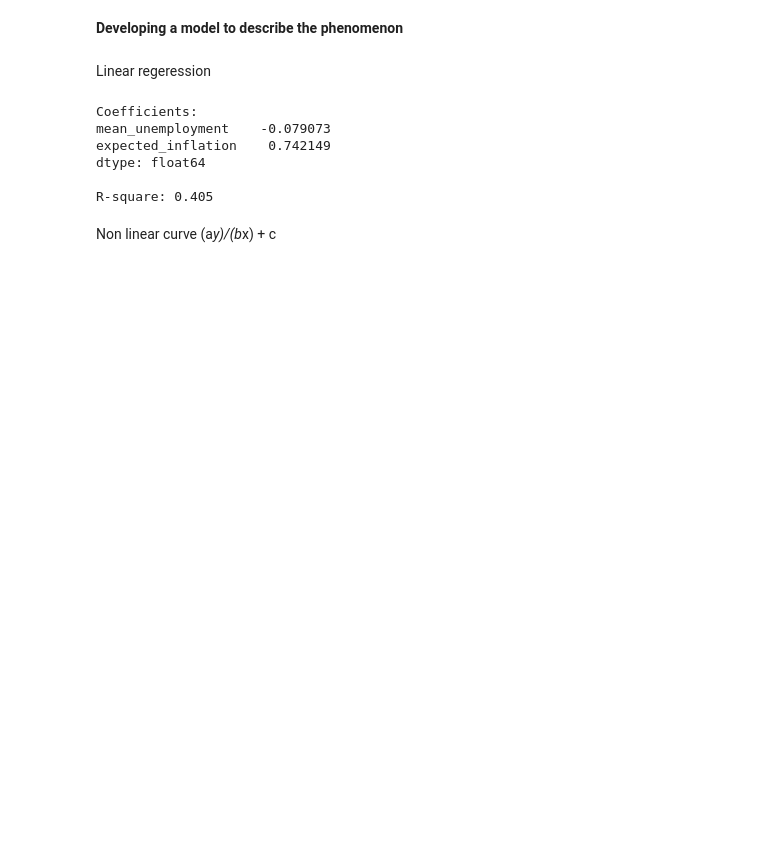
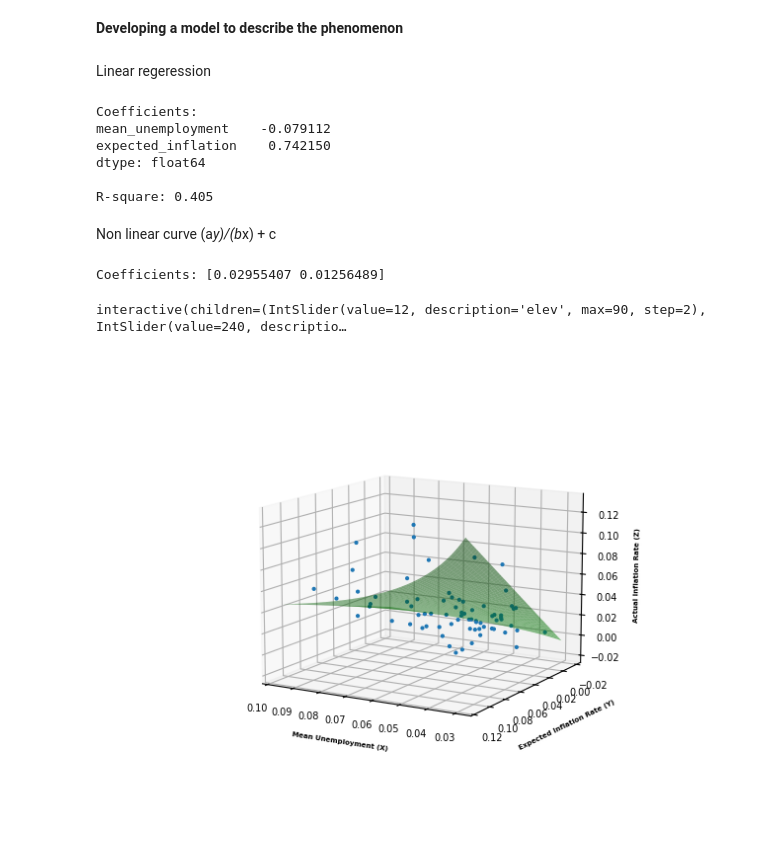
Before and after one commit to Michael-Kornilich/makro-analysis, a Jupyter notebook: makro_analysis.ipynb, the cells around one changed output. Cells and saved outputs as stored; diff of their text form; code cells hidden in the pictures; blank space fills up the shorter version.

Commit message:
converted data preparation into a script; fixed the widget problem

```diff
--- a/makro_analysis.ipynb
+++ b/makro_analysis.ipynb
@@ -28,2 +15,5 @@ dataset.head()
+# %%
+%run data_preparation.py
+dataset = pd.read_csv("dataset.csv",index_col="year",date_format="%Y-%m-%d")
 # %% [markdown]
 **Developing a model to describe the phenomenon**
@@ -32,18 +20,23 @@ y, X = patsy.dmatrices("inflation_rate ~ mean_unemployment + expected_inflation
+# %%
+y = dataset["inflation_rate"]
+X = dataset.drop(columns="inflation_rate")
 # %% [markdown]
 Linear regeression
 # %%
+from sklearn.linear_model import LinearRegression
+
 model = LinearRegression()
 results = model.fit(X,y)
 coefs = results.coef_.squeeze()
 intercept = results.intercept_
 
 print(f"Coefficients:")
-print(pd.Series(coefs,index=X.design_info.column_names))
+print(pd.Series(coefs,index=X.columns))
 print(f"\nR-square: {round(model.score(X,y),4)}")
 # %% [output]
 Coefficients:
-mean_unemployment    -0.079073
-expected_inflation    0.742149
+mean_unemployment    -0.079112
+expected_inflation    0.742150
 dtype: float64
 
 R-square: 0.405
@@ -52,44 +48,70 @@ Non linear curve (a*y)/(b*x) + c
 # %%
-# TODO
+from scipy.optimize import curve_fit
+
 def curve_func(X, a, b):
+    """
+    :param X: must be an iterable collection, where the first element is the mean unemployment and the second one is the expected inflation
+    """
     x, y = X
     return a*(y/x) + b
 
-popt, pcov = curve_fit(curve_func, X, y, p0=[1,0])
+popt, pcov = curve_fit(curve_func, X.to_numpy().T, y, p0=[1,0])
 
 print("Coefficients: " + str(popt))
-print("R^2 = " + str(r_squared(curve_func, X, y, *popt)))
+#print("R^2 = " + str(r_squared(curve_func, X, y, *popt)))
+# %% [output]
+Coefficients: [0.02955407 0.01256489]
 # %%
+import matplotlib.pyplot as plt
+import ipywidgets as widgets
+from ipywidgets import interact, fixed
+
 # plotting the data points and the fitted curve
 fig = plt.figure(clear=True)
 ax = fig.add_subplot(projection='3d')
 fontdict = {
     "fontweight":"bold",
     "size":5,
     "fontvariant":"normal"
 }
 
 ax.view_init(25, -140, 0)
 ax.scatter(xs=dataset["mean_unemployment"], ys=dataset["expected_inflation"], zs=dataset["inflation_rate"], s=4, alpha=1)
 
 # Figure
 fig.set_label("Fitted unemployment, expected inflation and the actual inflation")
 
 # X-axis
 ax.set_xlabel("Mean Unemployment (X)",fontdict=fontdict)
 ax.tick_params(axis="x",labelsize=7)
 
 # Y-axis
 ax.set_ylabel("Expected Inflation Rate (Y)",fontdict=fontdict);
 ax.tick_params(axis="y",labelsize=7)
 
 # Z-axis
 ax.set_zlabel("Actual Inflation Rate (Z)",fontdict=fontdict)
 ax.tick_params(axis="z",labelsize=7)
 
 # plotting the function
 x_range = np.linspace(dataset["mean_unemployment"].min(), dataset["mean_unemployment"].max(), num=100)
 y_range = np.linspace(dataset["expected_inflation"].min(), dataset["expected_inflation"].max(), num=100)
 xx, yy = np.meshgrid(x_range, y_range)
 zz = curve_func((xx, yy), *popt)
-ax.plot_surface(xx, yy, zz, color='green', alpha=0.5);
+ax.plot_surface(xx, yy, zz, color='green', alpha=0.5)
+
+# handling the interactive controls
+ax.mouse_init()
+ax.disable_mouse_rotation()
+
+@interact(
+    elev=(0, 90, 2),
+    azim=(0, 360, 2),
+    roll=fixed(0)
+)
+def update_plot(elev=12, azim=240, roll=0):
+    ax.view_init(elev=elev, azim=-azim, roll=roll)
+    fig.canvas.draw()
+# %% [output]
+interactive(children=(IntSlider(value=12, description='elev', max=90, step=2), IntSlider(value=240, descriptio…
+[figure, added]
```
Also changed, not shown: parts of 5 cells of this notebook, 2 other files.
